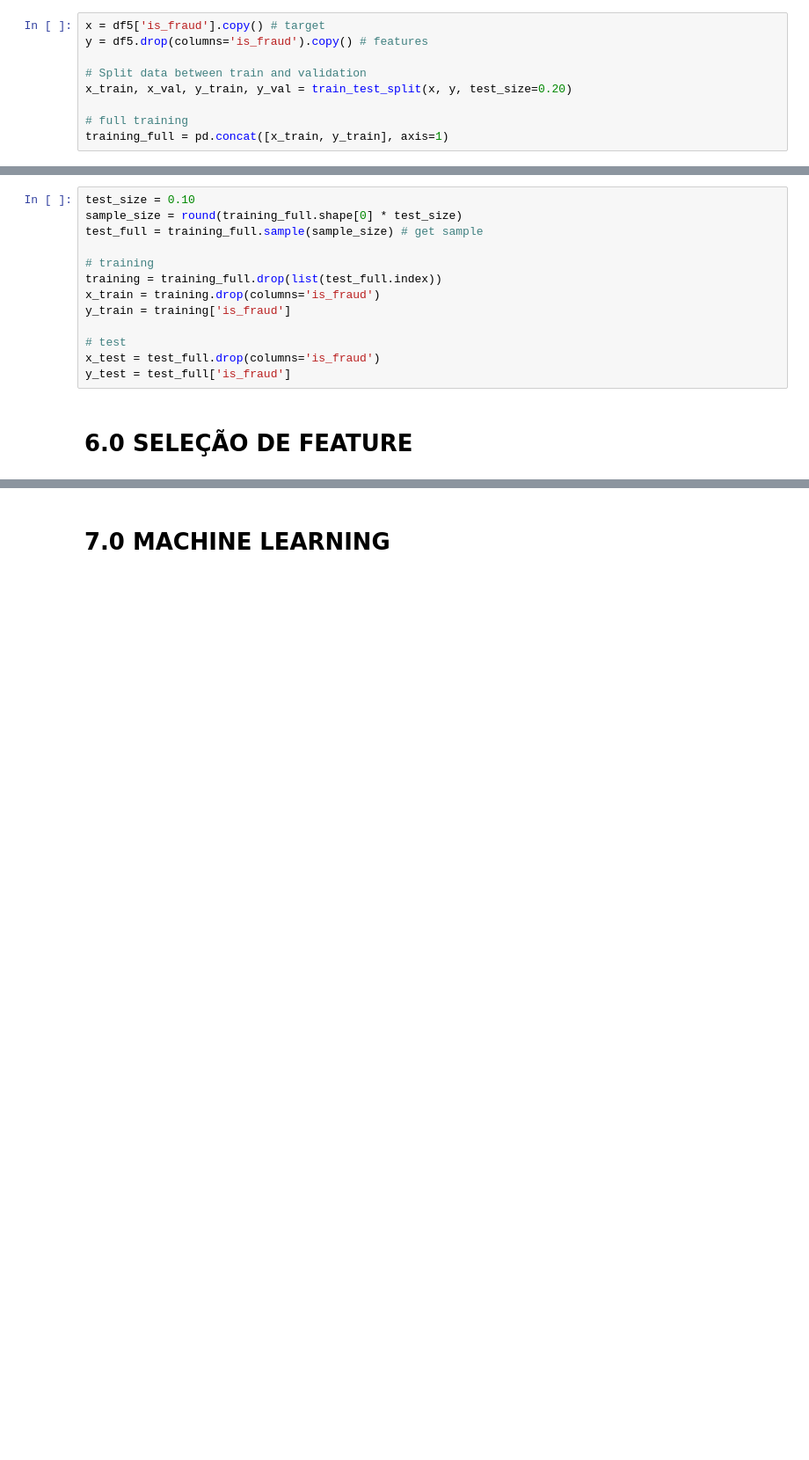
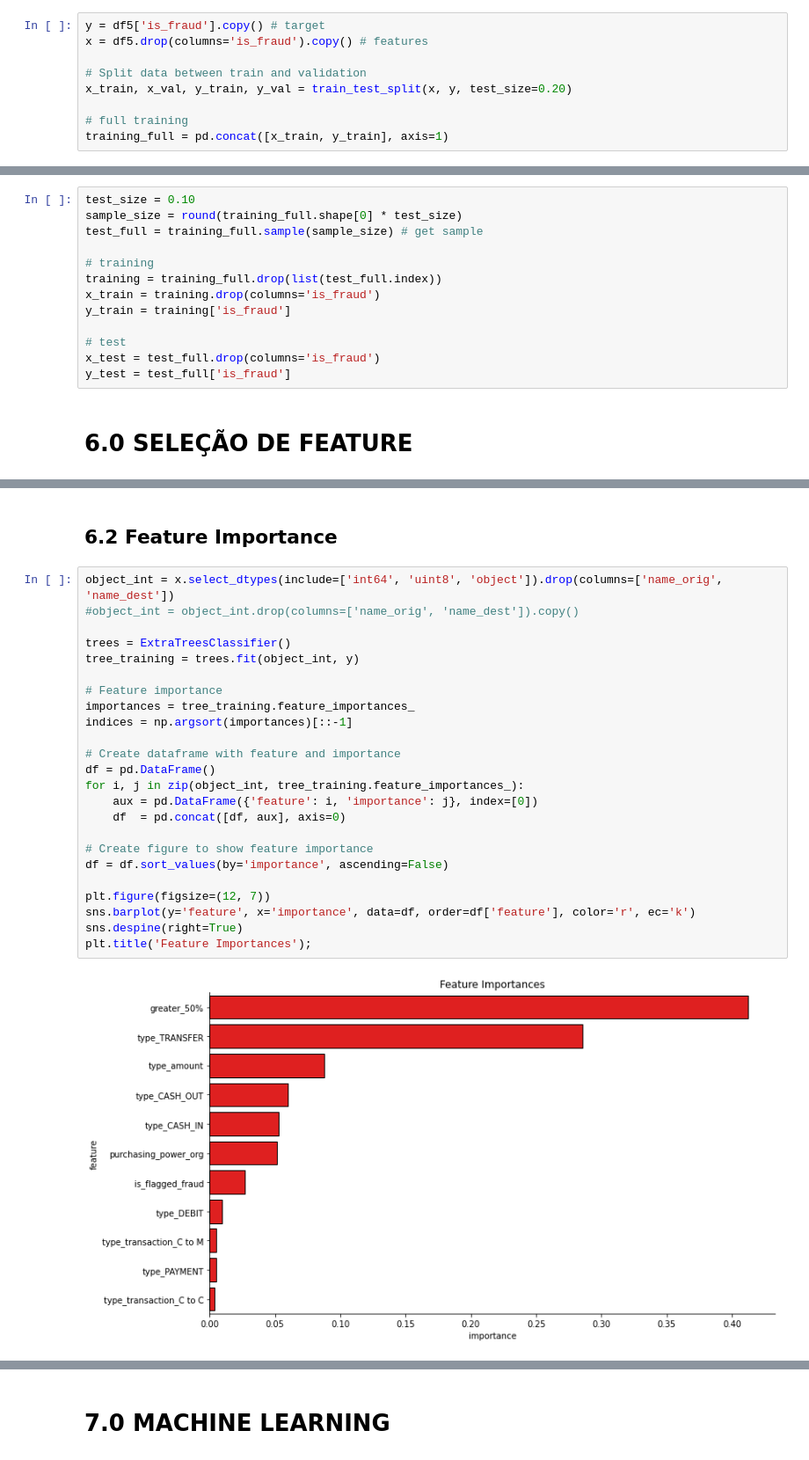
Before and after one commit to Jhonatanslopes/Financial-Fraud-Detection, a Jupyter notebook: notebook/notebook.ipynb, the cells around one changed output, grey strips where cells are left out. Shown at 88% size. Cells and saved outputs as stored; diff of their text form; blank space fills up the shorter version.

```diff
--- a/notebook/notebook.ipynb
+++ b/notebook/notebook.ipynb
@@ -605,8 +631,8 @@ df5 = pd.get_dummies(df5, prefix='type_transaction', columns=['type_transaction'
 # %% [markdown]
 ### 5.3.1 Dados de Treinamento e Validação
 # %%
-x = df5['is_fraud'].copy() # target
-y = df5.drop(columns='is_fraud').copy() # features
+y = df5['is_fraud'].copy() # target
+x = df5.drop(columns='is_fraud').copy() # features
 
 # Split data between train and validation
 x_train, x_val, y_train, y_val = train_test_split(x, y, test_size=0.20)
@@ -632,0 +669,28 @@ y_test = test_full['is_fraud']
+# %% [markdown]
+## 6.2 Feature Importance
+# %%
+object_int = x.select_dtypes(include=['int64', 'uint8', 'object']).drop(columns=['name_orig', 'name_dest'])
+#object_int = object_int.drop(columns=['name_orig', 'name_dest']).copy()
+
+trees = ExtraTreesClassifier()
+tree_training = trees.fit(object_int, y)
+
+# Feature importance
+importances = tree_training.feature_importances_
+indices = np.argsort(importances)[::-1]
+
+# Create dataframe with feature and importance
+df = pd.DataFrame()
+for i, j in zip(object_int, tree_training.feature_importances_):
+    aux = pd.DataFrame({'feature': i, 'importance': j}, index=[0])
+    df  = pd.concat([df, aux], axis=0)
+
+# Create figure to show feature importance
+df = df.sort_values(by='importance', ascending=False)
+
+plt.figure(figsize=(12, 7))
+sns.barplot(y='feature', x='importance', data=df, order=df['feature'], color='r', ec='k')
+sns.despine(right=True)
+plt.title('Feature Importances');
+# %% [output]
+[figure, added]
```
Also changed, not shown: parts of 6 cells of this notebook.
